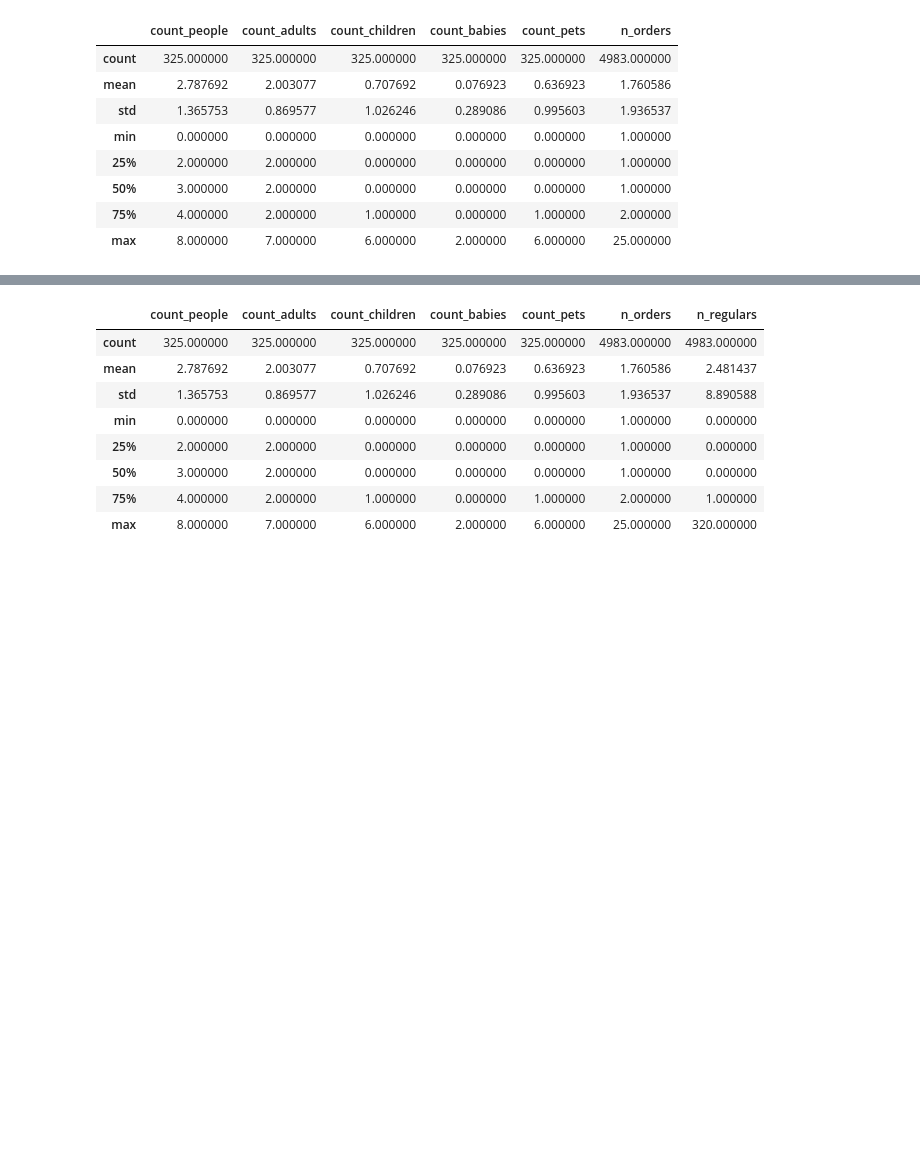
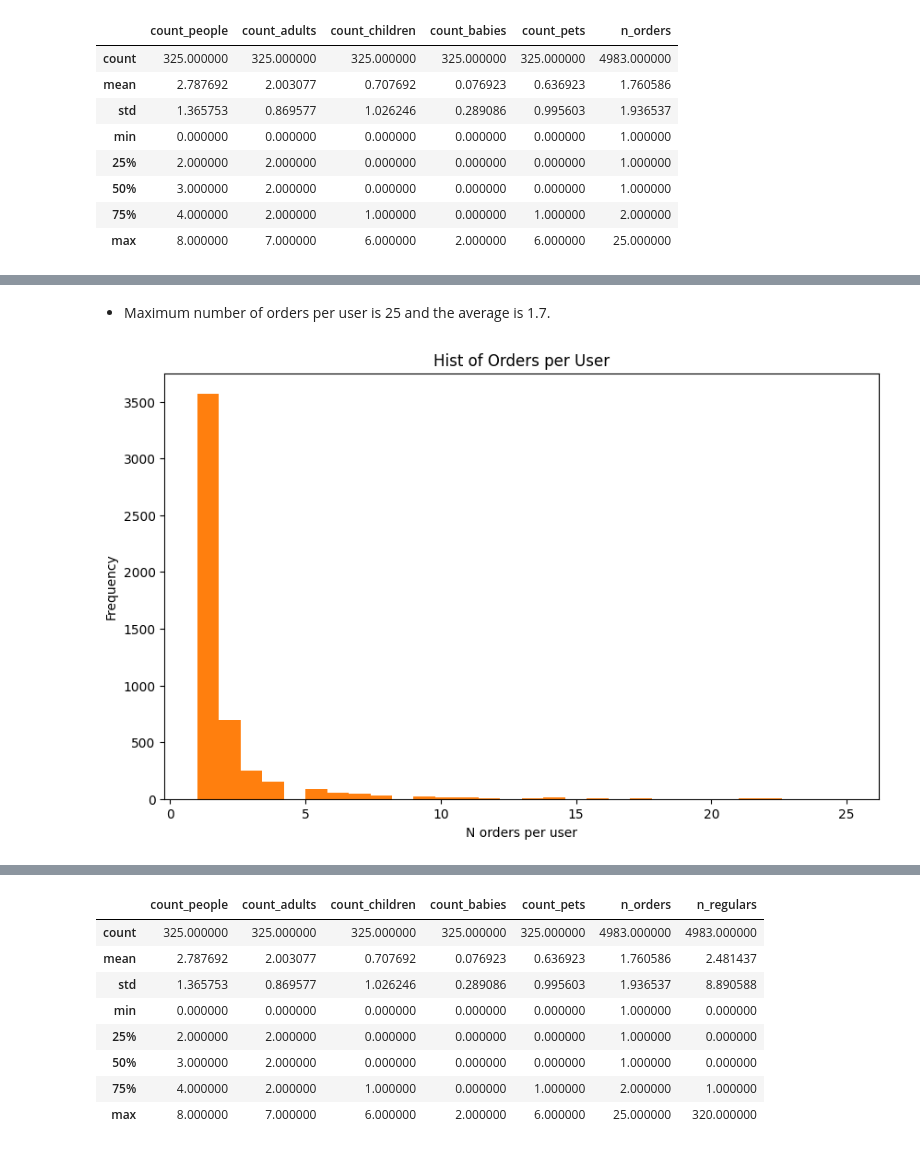
Before and after one commit to pamalo9/zrive-ds, a Jupyter notebook: src/module_2/EDA.ipynb, the cells around one changed output, grey strips where cells are left out. Cells and saved outputs as stored; diff of their text form; code cells hidden in the pictures; blank space fills up the shorter version.

```diff
--- a/src/module_2/EDA.ipynb
+++ b/src/module_2/EDA.ipynb
@@ -166,3 +164,15 @@ plt.show()
+# %% [markdown]
+- Maximum number of orders per user is 25 and the average is 1.7.
+# %%
+# Creo el histograma de pedidos por usuario
+plt.figure(figsize=(10, 6))
+plt.hist(orders_by_user, bins=30, color='C1')
+plt.xlabel('N orders per user')
+plt.ylabel('Frequency')
+plt.title('Hist of Orders per User')
+plt.show()
+# %% [output]
+[figure, added]
 # %%
 # Calcular n_regulars agrupados por user_id"
 n_regulars = regulars.groupby('user_id')['variant_id'].nunique().reset_index().rename(columns={'variant_id': 'n_regulars'})
```
Also changed, not shown: parts of 2 cells of this notebook.
